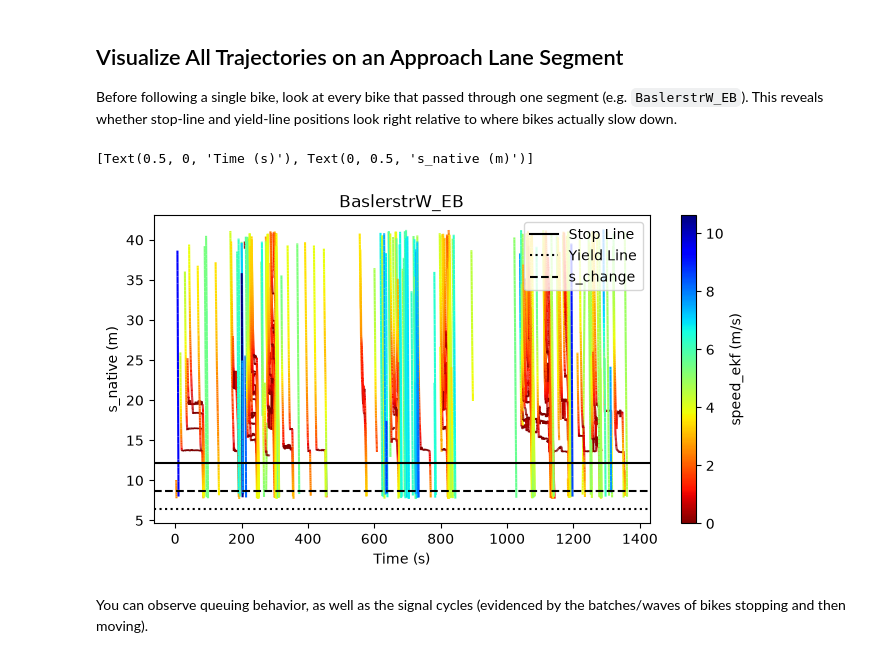
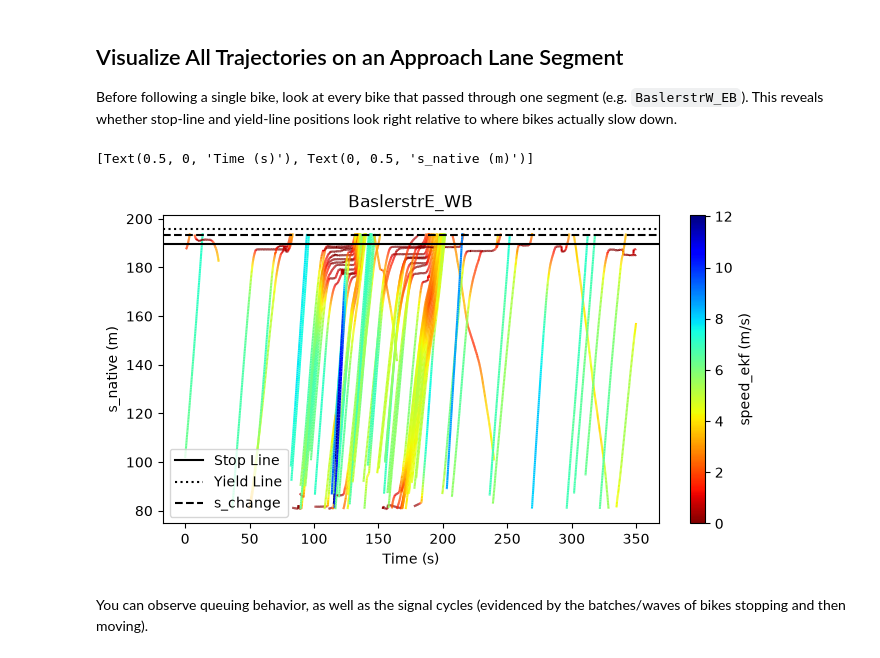
Before and after one commit to shaimaa-elbaklish/bikeZ_processing, a Jupyter notebook: src/tutorial.ipynb, the cells around one changed output. Cells and saved outputs as stored; diff of their text form; code cells hidden in the pictures.

Commit message:
added visualization tutorial

```diff
--- a/src/tutorial.ipynb
+++ b/src/tutorial.ipynb
@@ -120,40 +121,41 @@ from matplotlib.colors import Normalize
 
 fig, ax = plt.subplots(1, 1, figsize=(8, 4))
 
-seg_key = 'BaslerstrW_EB'
+seg_key = 'BaslerstrE_WB'
 seg_df = df[df['segment_id'] == seg_key].copy()
+seg_df = seg_df[seg_df['time'] <= 350]
 geom_key = segment_registry[seg_key]['geometry_key']
 s_stop = geometry_store[geom_key]['s_stop']
 s_yield = geometry_store[geom_key]['s_yield']
 s_change = geometry_store[geom_key]['s_change']
 ax.axhline(y=s_stop, label='Stop Line', color='black', linestyle='solid', zorder=5)
 ax.axhline(y=s_yield, label='Yield Line', color='black', linestyle='dotted', zorder=5)
 ax.axhline(y=s_change, label='s_change', color='black', linestyle='dashed', zorder=5)
 ax.legend()
 norm = Normalize(vmin=0, vmax=seg_df['speed_ekf'].max())
 for veh_id, veh_df in seg_df.groupby('veh_id'):
     veh_df = veh_df.sort_values('time')
     x = veh_df['time'].to_numpy()
     y = veh_df['s_native'].to_numpy()
     c = veh_df['speed_ekf'].to_numpy()
     # Create line segments
     points = np.array([x, y]).T.reshape(-1, 1, 2)
     segments = np.concatenate([points[:-1], points[1:]], axis=1)
     lc = LineCollection(
         segments, cmap='jet_r', norm=norm
     )
     # Color each segment by the average speed of its endpoints
     lc.set_array((c[:-1] + c[1:]) / 2)
     lc.set_linewidth(1.5)
     ax.add_collection(lc)
 ax.autoscale()
 cbar = plt.colorbar(lc, ax=ax)
 cbar.set_label('speed_ekf (m/s)')
 ax.set_title(seg_key)
 ax.set(xlabel='Time (s)', ylabel='s_native (m)')
 # %% [output]
 [Text(0.5, 0, 'Time (s)'), Text(0, 0.5, 's_native (m)')]
-[figure, old version]
+[figure, new version]
 # %% [markdown]
 You can observe queuing behavior, as well as the signal cycles (evidenced by the batches/waves of bikes stopping and then moving).
 # %% [markdown]
```
Also changed, not shown: parts of 3 cells of this notebook, 7 other files.
